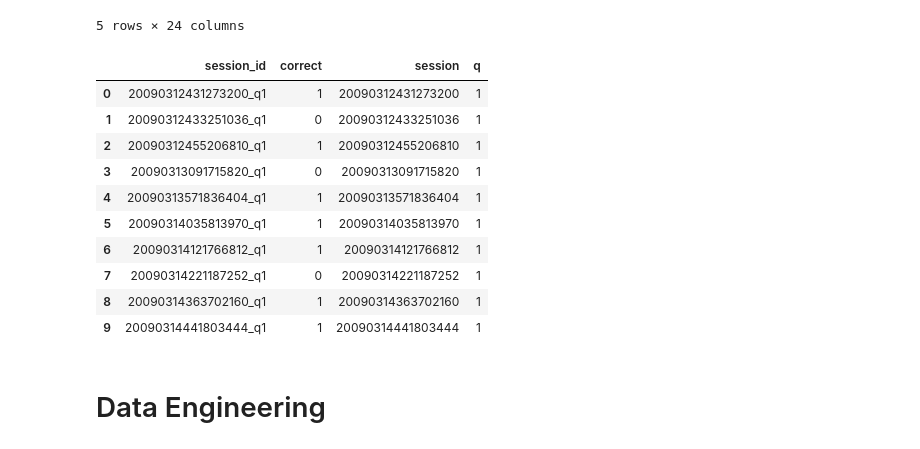
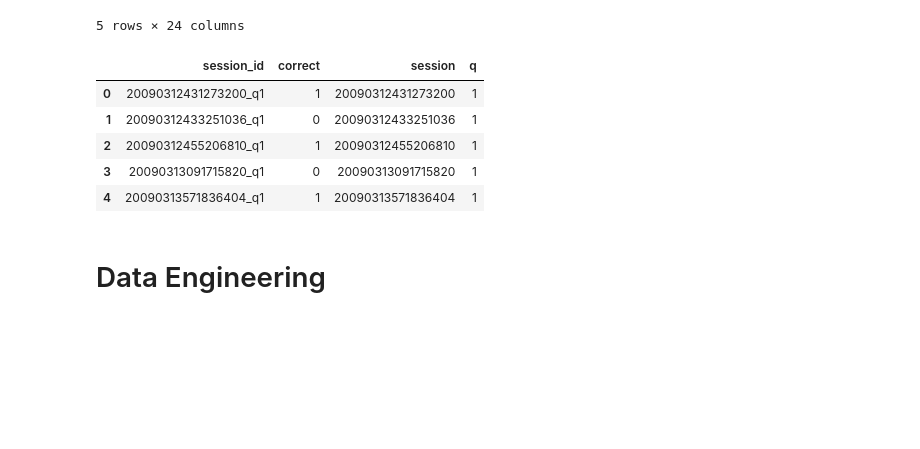
Before and after one commit to Malai237/ML-Project, a Jupyter notebook: starter.ipynb, the cells around one changed output. Drawn from its saved outputs; the diff is of its cells as text; code cells hidden in the pictures; blank space fills up the shorter version.

```diff
--- a/starter.ipynb
+++ b/starter.ipynb
@@ -156,19 +143,14 @@ df.head(5)
 | 4 | 20090312433251036 | 13-22 | 11 | 6 | 73 | 16 | ... |
 5 rows × 24 columns
 # %%
-labels.head(10)
+labels.head(5)
 # %% [output]
 |  | session_id | correct | session | q |
 | 0 | 20090312431273200_q1 | 1 | 20090312431273200 | 1 |
 | 1 | 20090312433251036_q1 | 0 | 20090312433251036 | 1 |
 | 2 | 20090312455206810_q1 | 1 | 20090312455206810 | 1 |
 | 3 | 20090313091715820_q1 | 0 | 20090313091715820 | 1 |
 | 4 | 20090313571836404_q1 | 1 | 20090313571836404 | 1 |
-| 5 | 20090314035813970_q1 | 1 | 20090314035813970 | 1 |
-| 6 | 20090314121766812_q1 | 1 | 20090314121766812 | 1 |
-| 7 | 20090314221187252_q1 | 0 | 20090314221187252 | 1 |
-| 8 | 20090314363702160_q1 | 1 | 20090314363702160 | 1 |
-| 9 | 20090314441803444_q1 | 1 | 20090314441803444 | 1 |
 # %% [markdown]
 # Data Engineering
 # %%
```
Also changed, not shown: parts of 20 cells of this notebook.
